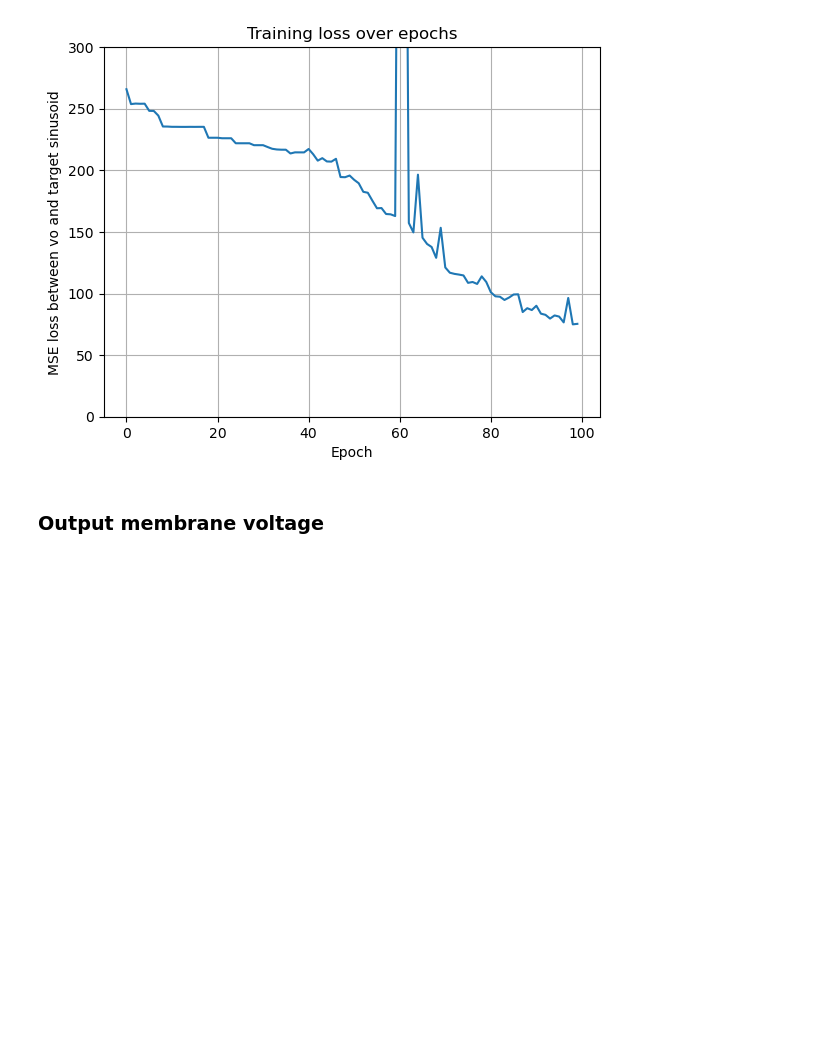
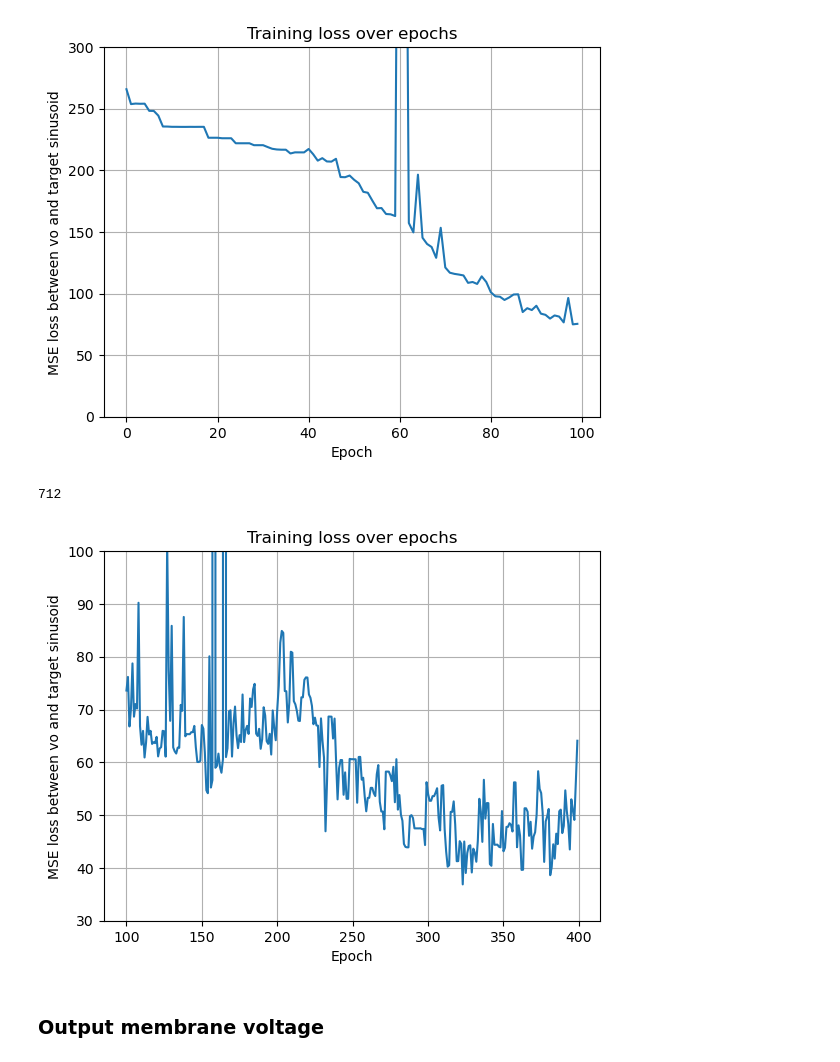
Before and after one commit to jl3720/hw-aware-eprop, a Jupyter notebook: notebooks/sinusoids_eprop.ipynb, the cells around one changed output. Saved outputs shown, nothing was run; the diff lists cells and outputs as text; code cells hidden in the pictures; blank space fills up the shorter version.

Commit message:
Continued training with manual initialisation. Needs tuning.

```diff
--- a/notebooks/sinusoids_eprop.ipynb
+++ b/notebooks/sinusoids_eprop.ipynb
@@ -452,7 +475,7 @@ net
 # %% [output]
 RSNN()
 # %%
-NUM_EPOCHS = 100
+NUM_EPOCHS = 1000
 PRINT_EVERY_EPOCHS = 10
 train_loss_hist = []
 with torch.no_grad():
@@ -509,6 +533,19 @@ plt.ylim((0, 300))
 plt.grid()
 # %% [output]
 [figure]
+# %%
+len(train_loss_hist)
+# %% [output]
+712
+# %%
+plt.title("Training loss over epochs")
+plt.xlabel("Epoch")
+plt.ylabel("MSE loss between vo and target sinusoid")
+plt.plot(range(100,len(train_loss_hist)+100)[:300], train_loss_hist[:300])
+plt.ylim((30, 100))
+plt.grid()
+# %% [output]
+[figure, added]
 # %% [markdown]
 ### Output membrane voltage
 # %%
```
Also changed, not shown: parts of 2 cells of this notebook.
